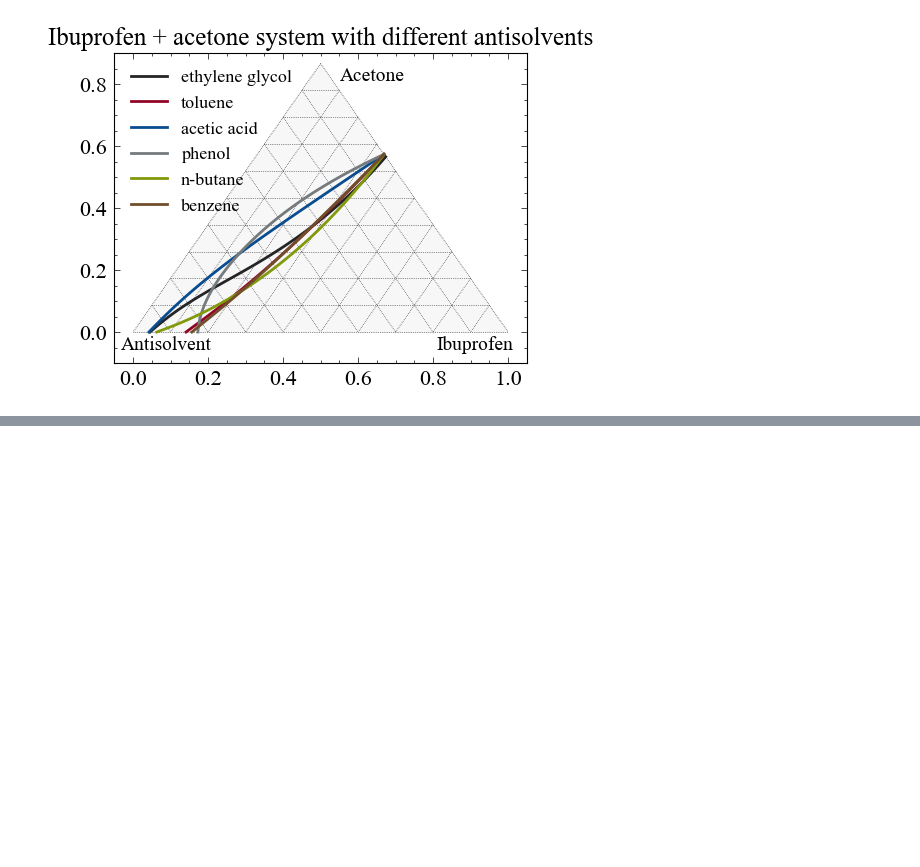
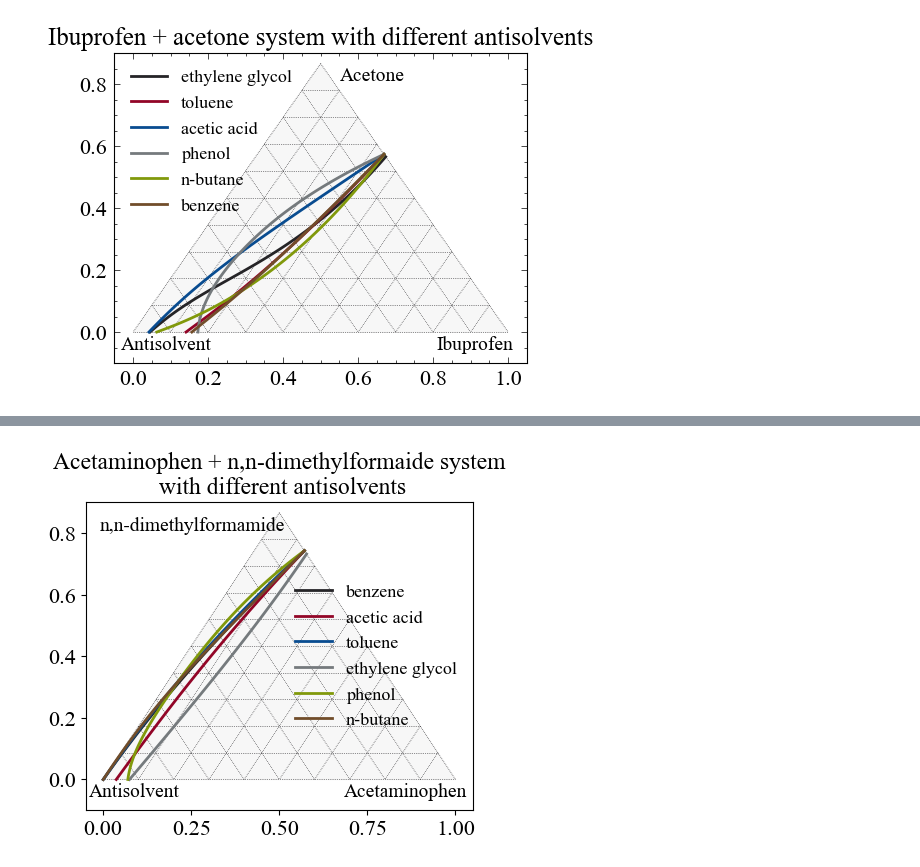
Before and after one commit to HyuntaeKR/drowning-out, a Jupyter notebook: thesis_project/pharma_antisolvent_screening.ipynb, the cells around one changed output, grey strips where cells are left out. Drawn from its saved outputs; the diff is of its cells as text; code cells hidden in the pictures; blank space fills up the shorter version.

```diff
--- a/thesis_project/pharma_antisolvent_screening.ipynb
+++ b/thesis_project/pharma_antisolvent_screening.ipynb
@@ -272,0 +273,45 @@ plt.savefig(
+# %%
+# acetaminophen + dimethyl sulfoxide system
+acet_directory = "./data/acetaminophen_calculation"
+pattern = "ACETAMINOPHEN_n,n-dimethylformamide_"
+
+acet_files = os.listdir(acet_directory)
+acet_dimethylform_files = [
+    filename for filename in acet_files if re.match(pattern, filename)
+]
+
+fig4, tax = ternary.figure()
+fig4.set_size_inches(5, 4)
+plt.grid(False)
+tax.gridlines(multiple=0.1)
+tax.set_title(
+    f"Acetaminophen + n,n-dimethylformaide system\n with different antisolvents",
+    fontsize=17,
+)
+tax.right_corner_label("Acetaminophen", fontsize=14, position=(0.8, 0.05))
+tax.top_corner_label("n,n-dimethylformamide", fontsize=14, position=(-0.25, 1.05))
+tax.left_corner_label("Antisolvent", fontsize=14, position=(0.1, 0.05))
+
+for filename in acet_dimethylform_files:
+    filename_split = filename.split("_")
+    if len(filename_split) == 3:
+        antisolv_name = filename_split[2].lower()
+    else:
+        antisolv_name = filename_split[2] + " " + filename_split[3]
+        antisolv_name = antisolv_name.lower()
+    filepath = os.path.join(acet_directory, filename)
+    read_cols = [
+        "solute_mol_fraction",
+        "solvent_mol_fraction",
+        "antisolvent_mol_fraction",
+    ]
+    ternary_data = pandas.read_csv(filepath, usecols=read_cols)
+    ternary_data = ternary_data.values
+    tax.plot(ternary_data, linewidth=2.0, label=antisolv_name)
+
+plt.legend(loc="center right", fontsize=13)
+plt.savefig(
+    "./figures/acetaminophen_n,n-dimethylformamide_ternary.png", bbox_inches="tight"
+)
+# %% [output]
+[figure, added]
```
Also changed, not shown: parts of 1 cell of this notebook, 2 other files.
